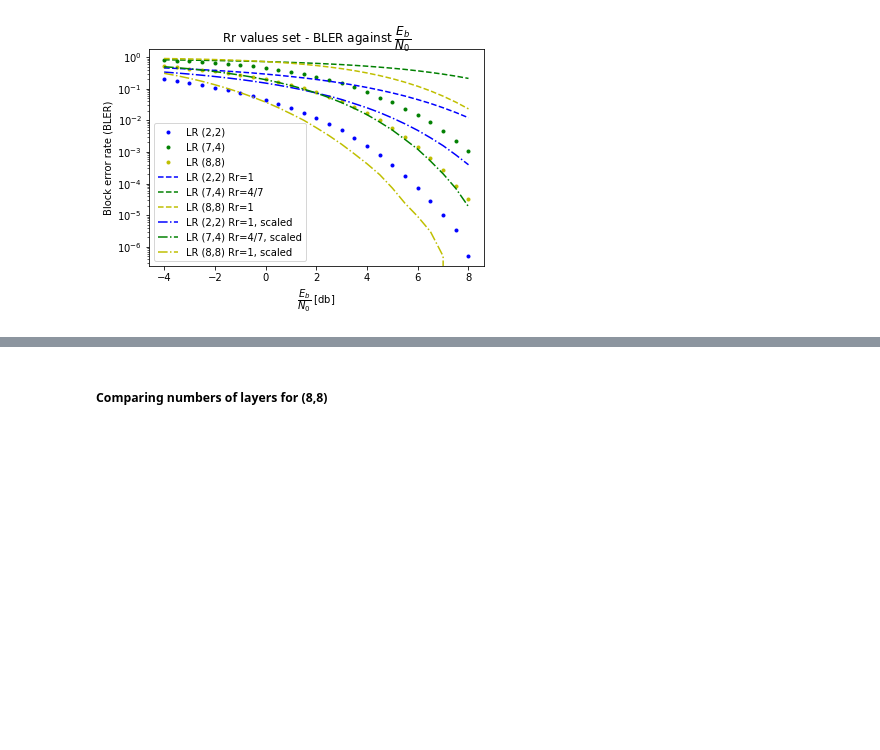
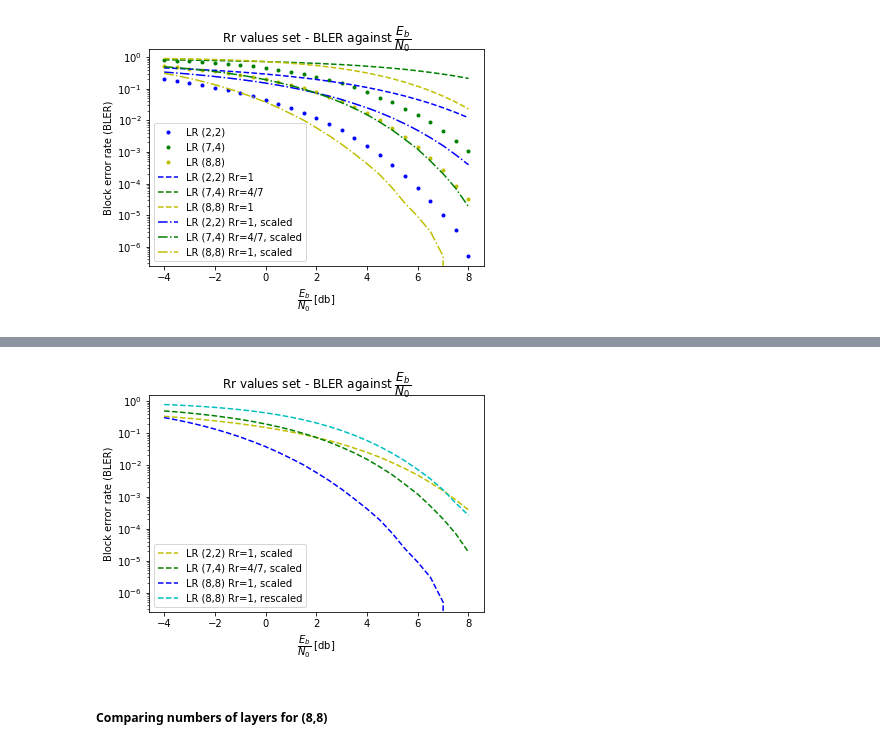
Before and after one commit to alistairwallace97/DNN_short_block_comms, a Jupyter notebook: initial_dnn_comms.ipynb, the cells around one changed output, grey strips where cells are left out. Drawn from its saved outputs; the diff is of its cells as text; code cells hidden in the pictures; blank space fills up the shorter version.

Commit message:
Corrected (8,8) scaling and corrected Figure 3b x-axis

```diff
--- a/initial_dnn_comms.ipynb
+++ b/initial_dnn_comms.ipynb
@@ -2020,6 +2040,8 @@ ratio_db = 1.5, i = 12/25
 
 # lr_autoencoder_2_2_bler_0_0047_Rr1_scaled = bler
 # np.save('./key_results/lr_autoencoder_2_2_bler_0_0047_Rr1_scaled.npy', lr_autoencoder_2_2_bler_0_0047_Rr1_scaled)
+
+np.save('./key_results/lr_autoencoder_2_2_bler_0_0047_Rr1_scaled_10.npy', lr_autoencoder_2_2_bler_0_0047_Rr1_scaled_10)
 
 # leaky_relu_autoencoder_2_2_bler_new_EbN0 = bler
 # leaky_relu_autoencoder_8_8_bler_new_EbN0 = bler
@@ -2054,6 +2076,12 @@ ratio_db = 1.5, i = 12/25
 # lr_autoencoder_8_8_bler_2l_3_3856e_6Rr1_scaled2 = bler
 # np.save('./key_results/lr_autoencoder_8_8_bler_2l_3_3856e_6Rr1_scaled2.npy', lr_autoencoder_8_8_bler_2l_3_3856e_6Rr1_scaled2)
 
+# autoencoder_8_8_bler_2l_0_005_rescaled = bler
+# np.save('./key_results/autoencoder_8_8_bler_2l_0_005_rescaled.npy', autoencoder_8_8_bler_2l_0_005_rescaled)
+
+# np.save('./key_results/autoencoder_8_8_bler_2l_0_005_rescaled_10.npy', autoencoder_8_8_bler_2l_0_005_rescaled_10)
+
+
 # leaky_relu_autoencoder_7_4_bler = bler
 # np.save('./key_results/leaky_relu_autoencoder_7_4_bler.npy', leaky_relu_autoencoder_7_4_bler)
 
@@ -2079,3 +2107,6 @@ lr_autoencoder_2_2_bler_0_0047_Rr1_scaled = np.load('./key_results/lr_autoencode
 lr_autoencoder_7_4_bler_6_0966e_4_Rr4_7 = np.load('./key_results/lr_autoencoder_7_4_bler_6_0966e_4_Rr4_7.npy')
 lr_autoencoder_8_8_bler_2l_3_3856e_6Rr1_scaled = np.load('./key_results/lr_autoencoder_8_8_bler_2l_3_3856e_6Rr1_scaled.npy')
 lr_autoencoder_8_8_bler_2l_3_3856e_6Rr1_scaled2 = np.load('./key_results/lr_autoencoder_8_8_bler_2l_3_3856e_6Rr1_scaled2.npy')
+autoencoder_8_8_bler_2l_0_005_rescaled = np.load('./key_results/autoencoder_8_8_bler_2l_0_005_rescaled.npy')
+autoencoder_8_8_bler_2l_0_005_rescaled_10 = np.load('./key_results/autoencoder_8_8_bler_2l_0_005_rescaled_10.npy')
+lr_autoencoder_2_2_bler_0_0047_Rr1_scaled_10 = np.load('./key_results/lr_autoencoder_2_2_bler_0_0047_Rr1_scaled_10.npy')
@@ -2209,3 +2265,19 @@ plt.show()
+# %%
+# All scaled versus only correct Rr
+Eb_N0_dbs = np.arange(-4,8.5,0.5)
+plt.semilogy(Eb_N0_dbs, lr_autoencoder_2_2_bler_0_0047_Rr1_scaled, 'y--')
+plt.semilogy(Eb_N0_dbs, lr_autoencoder_7_4_bler_6_0966e_4_Rr4_7, 'g--')
+plt.semilogy(Eb_N0_dbs, lr_autoencoder_8_8_bler_2l_3_3856e_6Rr1_scaled2, 'b--')
+plt.semilogy(Eb_N0_dbs, autoencoder_8_8_bler_2l_0_005_rescaled, 'c--')
+plt.title(r'Rr values set - BLER against $\dfrac{E_b}{N_0}$')
+plt.xlabel(r'$\dfrac{E_b}{N_0}$ [db]')
+plt.ylabel("Block error rate (BLER)")
+plt.legend(["LR (2,2) Rr=1, scaled", "LR (7,4) Rr=4/7, scaled", \
+            "LR (8,8) Rr=1, scaled", "LR (8,8) Rr=1, rescaled"])
+# plt.savefig("./figures/autoencoders_recorrected_88_scaling.png")
+plt.show()
+# %% [output]
+[figure, added]
 # %% [markdown]
 ##### Comparing numbers of layers for (8,8)
 # %%
```
Also changed, not shown: parts of 25 cells of this notebook, 10 other files.
